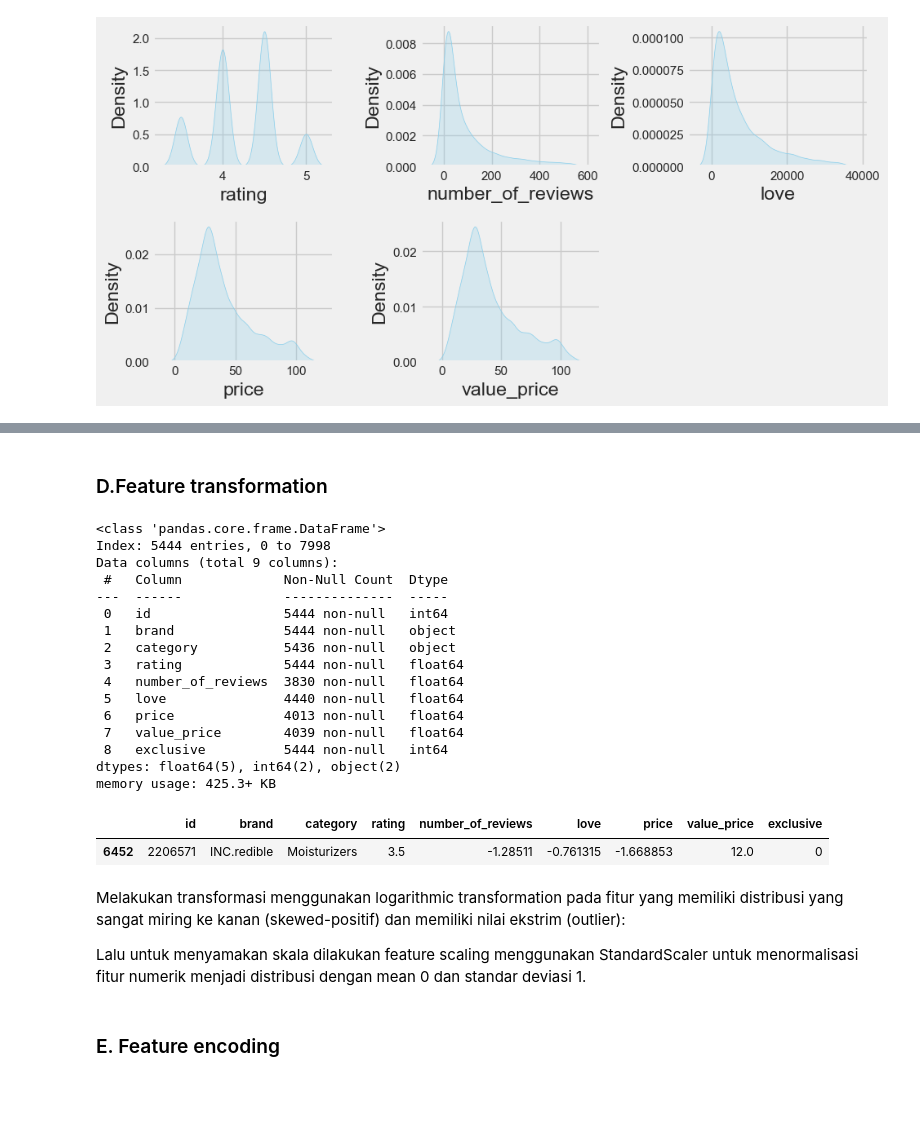
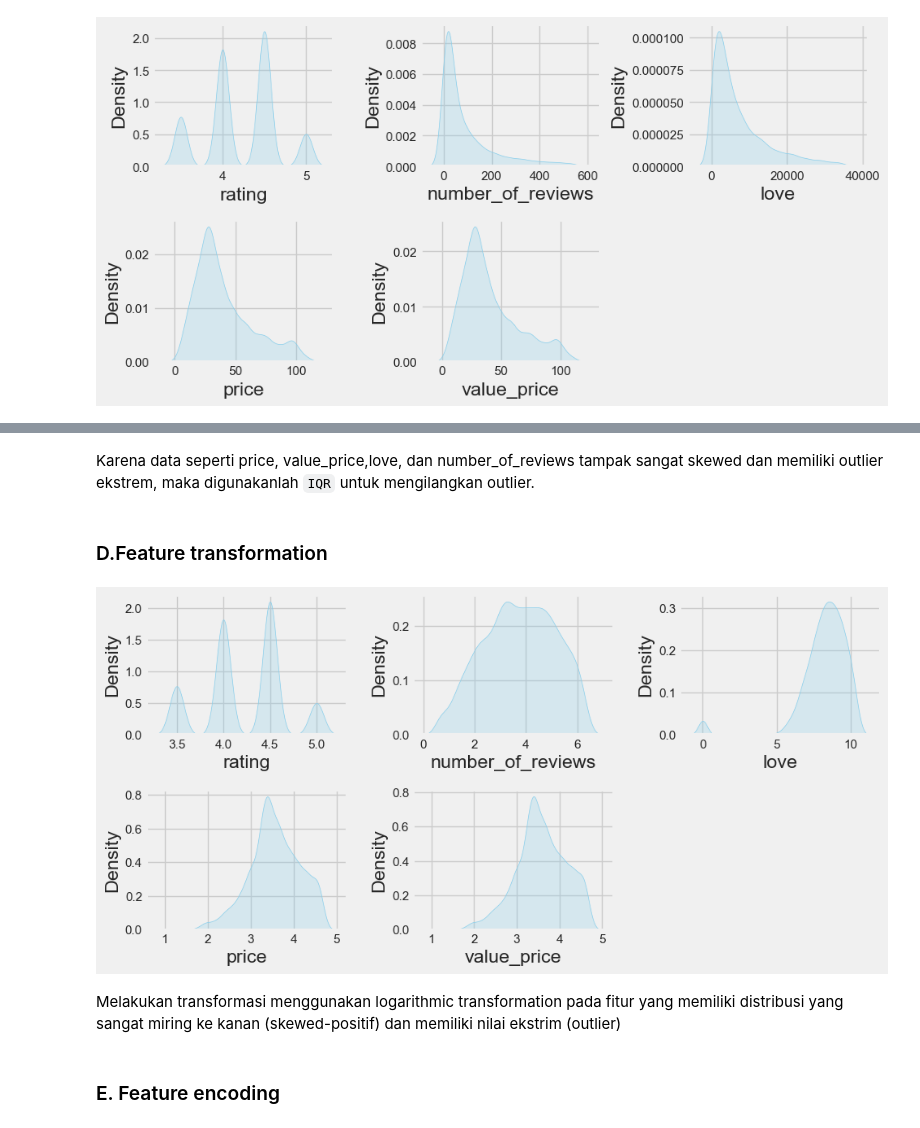
Before and after one commit to agirahmawandi/hw_ml_prep, a Jupyter notebook: Homework_ML_Preparation.ipynb, the cells around one changed output, grey strips where cells are left out. Saved outputs shown, nothing was run; the diff lists cells and outputs as text; code cells hidden in the pictures; blank space fills up the shorter version.

```diff
--- a/Homework_ML_Preparation.ipynb
+++ b/Homework_ML_Preparation.ipynb
@@ -248,5 +249,7 @@ Di laporan homework, tuliskan apa saja yang telah dilakukan dan metode yang digu
 * Tetap tuliskan jika memang ada tidak yang perlu di-handle (contoh: “Tidak perlu feature
 encoding karena semua feature sudah numerical” atau “Outlier tidak di-handle karena akan
 fokus menggunakan model yang robust terhadap outlier”).
+# %%
+df = pd.read_csv('./dataset/Product_Exclusive_Classification.csv')
 # %% [markdown]
 ### A. Missing Value
@@ -360,4 +322,0 @@ memory usage: 562.6+ KB
-# %%
-df['discount_pct'] = ((df['value_price'] - df['price']) / df['value_price']) * 100
-
-df['discount_pct'].info()
@@ -375,3 +323,5 @@ membuat feature baru bernama 'discount' tujuannya untuk mengetahui tingkat disco
+# %% [markdown]
+Karena data seperti price, value_price,love, dan number_of_reviews tampak sangat skewed dan memiliki outlier ekstrem, maka digunakanlah `IQR` untuk mengilangkan outlier.
 # %% [markdown]
 ### D.Feature transformation
 # %%
@@ -380,38 +330,27 @@ df['price'] = np.log1p(df['price'])
 df['love'] = np.log1p(df['love'])
 df['number_of_reviews'] = np.log1p(df['number_of_reviews'])
 df['value_price'] = np.log1p(df['value_price'])
-
-# Kemudian scaling
-scaler = StandardScaler()
-df[['price', 'love', 'number_of_reviews','value_price']] = scaler.fit_transform(df[['price', 'love', 'number_of_reviews','value_price']])
-# %%
-df.info()
-# %% [output]
-<class 'pandas.core.frame.DataFrame'>
-Index: 5444 entries, 0 to 7998
-Data columns (total 9 columns):
- #   Column             Non-Null Count  Dtype
----  ------             --------------  -----
- 0   id                 5444 non-null   int64
- 1   brand              5444 non-null   object
- 2   category           5436 non-null   object
- 3   rating             5444 non-null   float64
- 4   number_of_reviews  3830 non-null   float64
- 5   love               4440 non-null   float64
- 6   price              4013 non-null   float64
- 7   value_price        4039 non-null   float64
- 8   exclusive          5444 non-null   int64
-dtypes: float64(5), int64(2), object(2)
-memory usage: 425.3+ KB
-# %%
-df.sample()
-# %% [output]
-|  | id | brand | category | rating | number_of_reviews | love | price | value_price | exclusive |
-| 6452 | 2206571 | INC.redible | Moisturizers | 3.5 | -1.28511 | -0.761315 | -1.668853 | 12.0 | 0 |
+# %%
+numbs = ['rating','number_of_reviews','love','price','value_price']
+
+
+fig, axes = plt.subplots(nrows=2, ncols=3, figsize=(10, 5))
+axes = axes.flatten()
+
+for i, col in enumerate(numbs):
+    sns.kdeplot(df[col], ax=axes[i], fill=True, color='skyblue')
+    axes[i].set_xlabel(col)
+    axes[i].set_ylabel('Density')
+
+for j in range(len(numbs), len(axes)):
+    axes[j].set_visible(False)
+
+plt.tight_layout()
+plt.show()
+# %% [output]
+[figure, added]
 # %% [markdown]
-Melakukan transformasi menggunakan logarithmic transformation pada fitur yang memiliki distribusi yang sangat miring ke kanan (skewed-positif) dan memiliki nilai ekstrim (outlier):<br>
-
-Lalu untuk menyamakan skala dilakukan feature scaling menggunakan StandardScaler untuk menormalisasi fitur numerik menjadi distribusi dengan mean 0 dan standar deviasi 1.
+Melakukan transformasi menggunakan logarithmic transformation pada fitur yang memiliki distribusi yang sangat miring ke kanan (skewed-positif) dan memiliki nilai ekstrim (outlier)
 # %% [markdown]
 ### E. Feature encoding
 # %%
```
Also changed, not shown: parts of 23 cells of this notebook.
